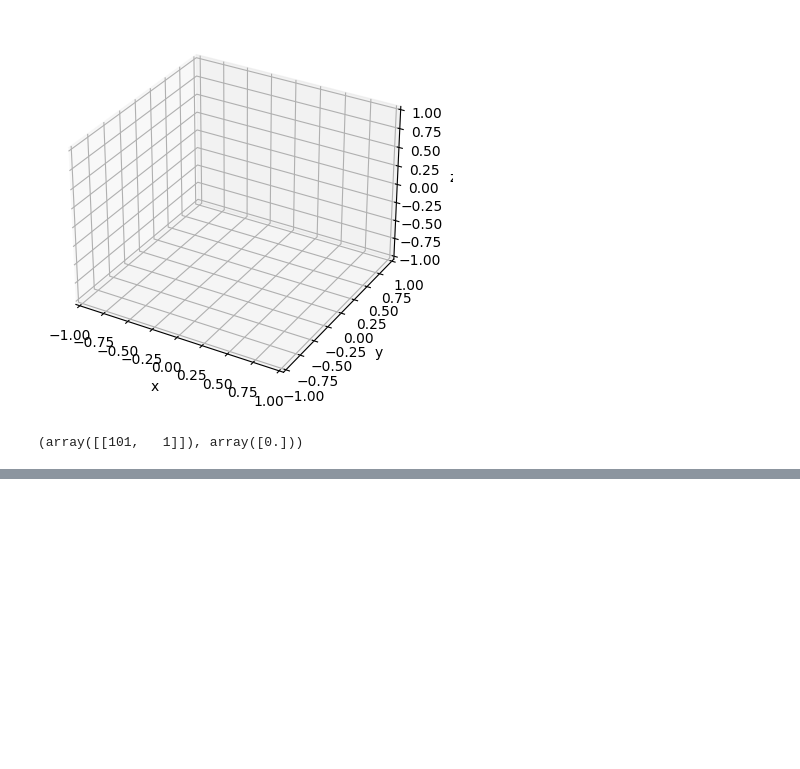
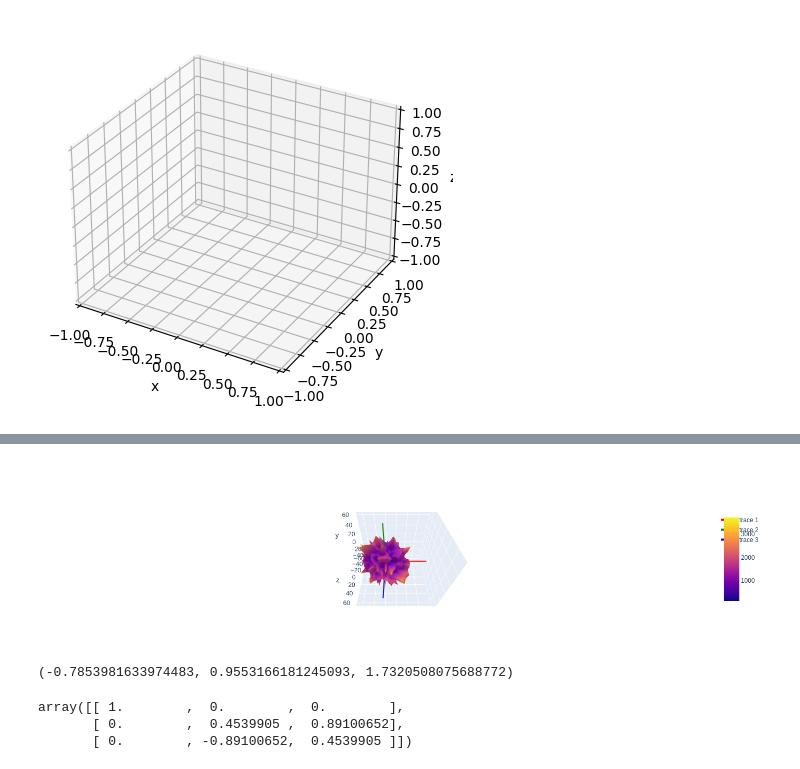
Before and after one commit to KennyBoyo/metr4912, a Jupyter notebook: analysisSims/collation.ipynb, the cells around one changed output, grey strips where cells are left out. Drawn from its saved outputs; the diff is of its cells as text; code cells hidden in the pictures; blank space fills up the shorter version.

```diff
--- a/analysisSims/collation.ipynb
+++ b/analysisSims/collation.ipynb
@@ -113,44 +123,16 @@ data = np.array([[np.pi, 0, 0]])
 
 def parse_data(data, res=100):
     for i in range(len(data)):
-        # data[i] = cartesian2sphere(shoulder2cartesian(data[i]))
-        # print(data[i])
-        # print(shoulder2cartesian(data[i]))
         data[i] = cartesian2sphere(shoulder2cartesian(data[i]))
-        # print(temp)
-        # data[i, 0] = temp[0]
-        # data[i, 1] = temp[1]
-        # data[i, 2] = temp[2]
-        # print(data[i])
 
-    # print(data[0])
-    # print(cartesian2sphere(shoulder2cartesian(data[i])))
     theta_bins, theta_borders = gen_bins(-np.pi, np.pi, 2*res)
     phi_bins, phi_borders = gen_bins(0, np.pi, res)
-
-    # print(theta_bins)
-    # print(theta_borders)
-    # print(phi_bins)
-    # print(phi_borders)
 
     theta_indices = np.digitize(data[:, 0], theta_borders)
     phi_indices = np.digitize(data[:, 1], phi_borders)
 
-    # print(theta_indices)
-    # print(phi_indices)
-
     return np.stack((theta_indices, phi_indices), axis=1), data[:, 2]
-
-
-
-print(parse_data(data))
-# %% [output]
-(array([[101,   1]]), array([0.]))
 # %%
-import pandas as pd
-import numpy as np
-import plotly.express as px
-import plotly.graph_objects as go
 
 def ms(x, y, z, r, resolution=50):
     """Return the coordinates for plotting a sphere centered at (x,y,z)"""
@@ -162,54 +144,42 @@ def ms(x, y, z, r, resolution=50):
     return (X, Y, Z)
 
 # data = []
 res = 15
 # r = np.random.uniform(0.25, 0.25, (res, res))
 # for i in range(10):
 #     for j in range(len(r[0])):
 #         r[j, i] = 1
 #         r[j, i] = 1
 #         r[j, i] = 1
 
 data = generate_data(10000)
 # data = np.array([[0, 0, 0]], dtype=np.float64)
 # data = np.array([[0, 0, 0]])
 theta_bins, theta_borders = gen_bins(-np.pi, np.pi, 2*res)
 phi_bins, phi_borders = gen_bins(0, np.pi, res)
 
 indices, mags = parse_data(data, res)
 r = np.random.uniform(0.25, 0.25, (2*res, res))
 
 for i in range(len(indices)):
     # print(i)
     r[indices[i][0]-2, indices[i][1]-2] += mags[i]
 
 data = []
 (x_pns_surface, y_pns_surface, z_pns_surface) = ms(0, 0, 0, r, res)
 data.append(go.Surface(x=x_pns_surface, y=y_pns_surface, z=z_pns_surface, opacity=1, surfacecolor=x_pns_surface**2 + y_pns_surface**2 + z_pns_surface**2))
-data.append(go.Scatter3d(x = [0, 100], y = [0, 0], z = [0, 0], mode='lines', line = dict(color='red', width = 4)))
-data.append(go.Scatter3d(x = [0, 0], y = [0, 100], z = [0, 0], mode='lines', line = dict(color='green', width = 4)))
-data.append(go.Scatter3d(x = [0, 0], y = [0, 0], z = [0, 100], mode='lines', line = dict(color='blue', width = 4)))
-px.line_3d(x = [0, 100], y = [0, 0], z = [0, 0])
 
-fig = go.Figure(data=data)
-fig.update_layout(
-    scene=dict(
-        camera=dict(
-            up=dict(
-                x=0,
-                y=1,
-                z=0
-            ),
-            eye=dict(
-                x=0,
-                y=1.0707,
-                z=1,
-            )
-        ),
-        aspectratio = dict( x=1, y=1, z=1 ),
-        aspectmode = 'manual'
-    ),
-)
-fig.show()
+plot_3d_objects(data, 75)
 # %% [output]
 [interactive output not drawn]
+[figure, added]
+# %%
+cartesian2sphere(np.array([1,-1, 1]))
+# %% [output]
+(-0.7853981633974483, 0.9553166181245093, 1.7320508075688772)
+# %%
+rot_mat(np.deg2rad(-63), 'x')
+# %% [output]
+array([[ 1.        ,  0.        ,  0.        ],
+       [ 0.        ,  0.4539905 ,  0.89100652],
+       [ 0.        , -0.89100652,  0.4539905 ]])
```
Also changed, not shown: parts of 4 cells of this notebook, 4 other files.
